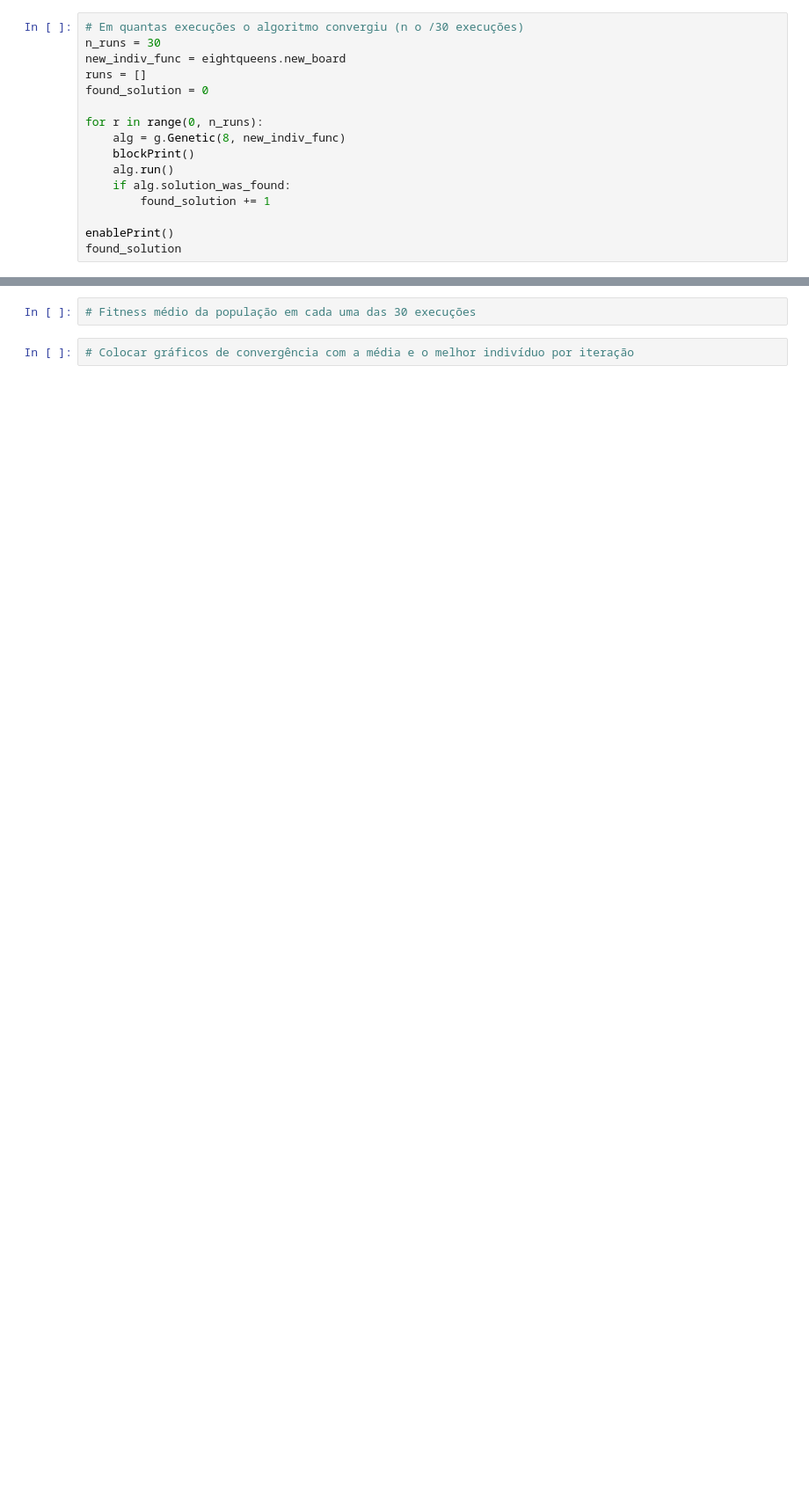
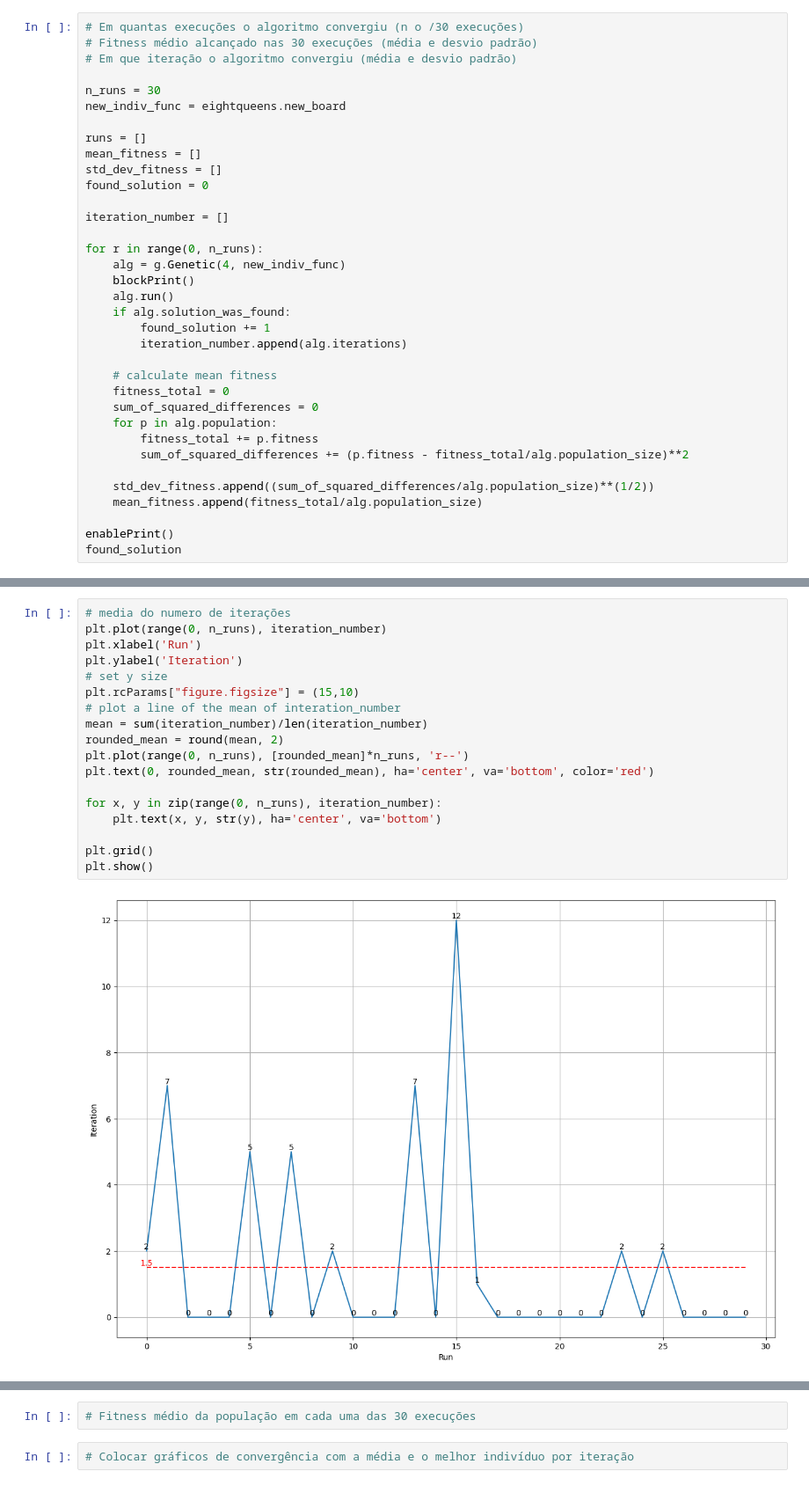
Before and after one commit to eduardaveras/bioinspired, a Jupyter notebook: 8-rainhas/runs.ipynb, the cells around one changed output, grey strips where cells are left out. Shown at 88% size. Drawn from its saved outputs; the diff is of its cells as text; blank space fills up the shorter version.

Commit message:
added plots in runs.ipynb

```diff
--- a/8-rainhas/runs.ipynb
+++ b/8-rainhas/runs.ipynb
@@ -25,17 +26,36 @@ def enablePrint():
     sys.stdout = sys.__stdout__
 # %%
 # Em quantas execuções o algoritmo convergiu (n o /30 execuções)
+# Fitness médio alcançado nas 30 execuções (média e desvio padrão)
+# Em que iteração o algoritmo convergiu (média e desvio padrão)
+
 n_runs = 30
 new_indiv_func = eightqueens.new_board
+
 runs = []
+mean_fitness = []
+std_dev_fitness = []
 found_solution = 0
 
+iteration_number = []
+
 for r in range(0, n_runs):
-    alg = g.Genetic(8, new_indiv_func)
+    alg = g.Genetic(4, new_indiv_func)
     blockPrint()
     alg.run()
     if alg.solution_was_found:
         found_solution += 1
+        iteration_number.append(alg.iterations)
+
+    # calculate mean fitness
+    fitness_total = 0
+    sum_of_squared_differences = 0
+    for p in alg.population:
+        fitness_total += p.fitness
+        sum_of_squared_differences += (p.fitness - fitness_total/alg.population_size)**2
+
+    std_dev_fitness.append((sum_of_squared_differences/alg.population_size)**(1/2))
+    mean_fitness.append(fitness_total/alg.population_size)
 
 enablePrint()
 found_solution
@@ -47,0 +64,20 @@ AttributeError: module 'genetic' has no attribute 'solution_was_found'
+# %%
+# media do numero de iterações
+plt.plot(range(0, n_runs), iteration_number)
+plt.xlabel('Run')
+plt.ylabel('Iteration')
+# set y size
+plt.rcParams["figure.figsize"] = (15,10)
+# plot a line of the mean of interation_number
+mean = sum(iteration_number)/len(iteration_number)
+rounded_mean = round(mean, 2)
+plt.plot(range(0, n_runs), [rounded_mean]*n_runs, 'r--')
+plt.text(0, rounded_mean, str(rounded_mean), ha='center', va='bottom', color='red')
+
+for x, y in zip(range(0, n_runs), iteration_number):
+    plt.text(x, y, str(y), ha='center', va='bottom')
+
+plt.grid()
+plt.show()
+# %% [output]
+[figure, added]
```
Also changed, not shown: parts of 9 cells of this notebook.
